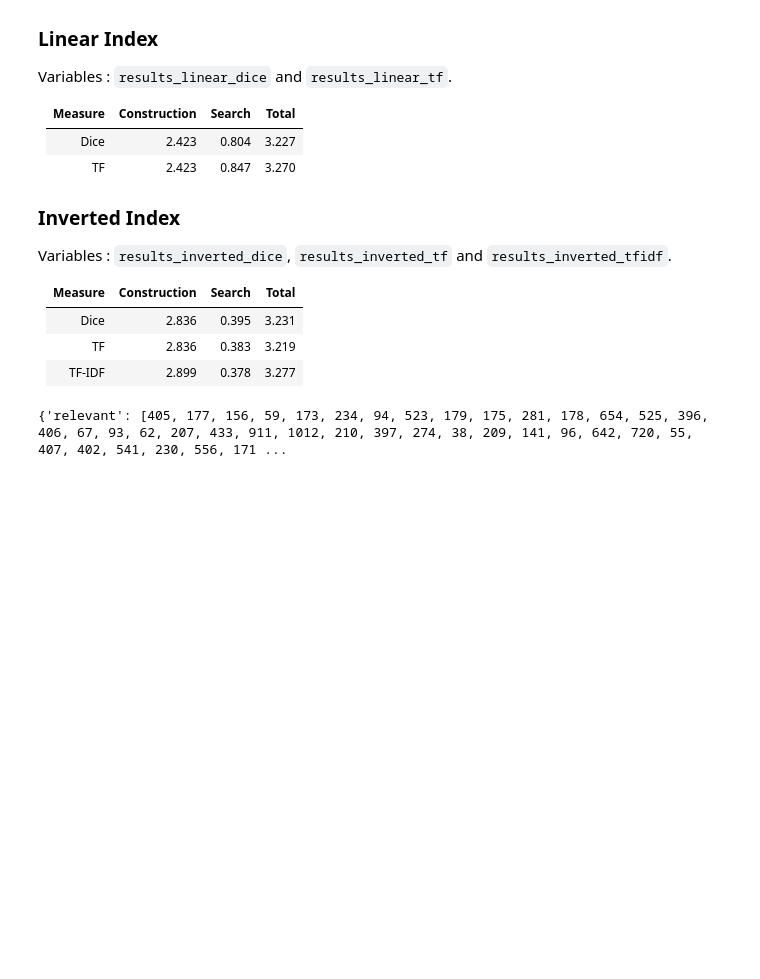
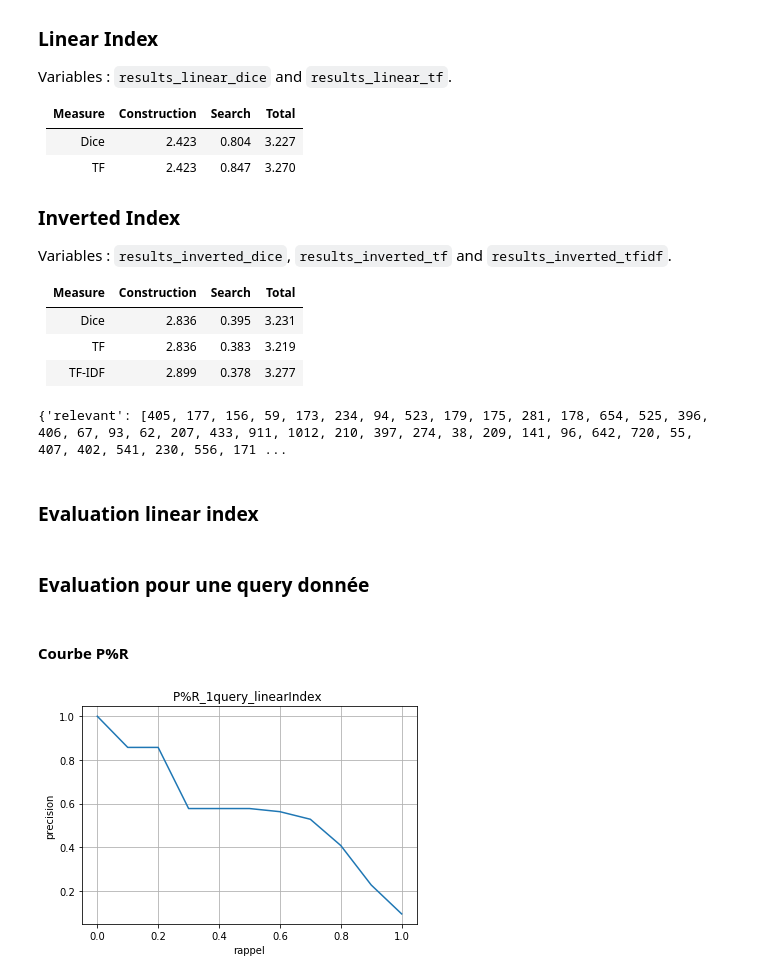
Before and after one commit to Xylean/ir_text, a Jupyter notebook: ir_text_notebook.ipynb, the cells around one changed output. Cells and saved outputs as stored; diff of their text form; code cells hidden in the pictures; blank space fills up the shorter version.

Commit message:
add evaluation

```diff
--- a/ir_text_notebook.ipynb
+++ b/ir_text_notebook.ipynb
@@ -182,3 +182,32 @@ TF-IDF| 2.899| 0.378| 3.277
 print(results_inverted_tfidf['groundtruth'][3])
 # %% [output]
 {'relevant': [405, 177, 156, 59, 173, 234, 94, 523, 179, 175, 281, 178, 654, 525, 396, 406, 67, 93, 62, 207, 433, 911, 1012, 210, 397, 274, 38, 209, 141, 96, 642, 720, 55, 407, 402, 541, 230, 556, 171 ...
+# %% [markdown]
+### Evaluation linear index
+# %%
+import ir_text
+linear_evaluator = ir_text.evaluation.ir_evaluation.Evaluator(results_linear,groundtruth)
+# %% [markdown]
+### Evaluation pour une query donnée
+# %% [markdown]
+#### Courbe P%R
+# %%
+import matplotlib
+import matplotlib.pyplot as plt
+import numpy as np
+query_id = 5
+# Data for plotting
+courbePR = linear_evaluator.evaluate_query_pr_points(query_id)
+r =[]
+p =[]
+for (recall, precision) in courbePR:
+    r.append(recall)
+    p.append(precision)
+fig, ax = plt.subplots()
+ax.plot(r, p)
+ax.set(xlabel='rappel', ylabel='precision',
+       title='P%R_1query_linearIndex ')
+ax.grid()
+plt.show()
+# %% [output]
+[figure, added]
```
Also changed, not shown: parts of 20 cells of this notebook.
